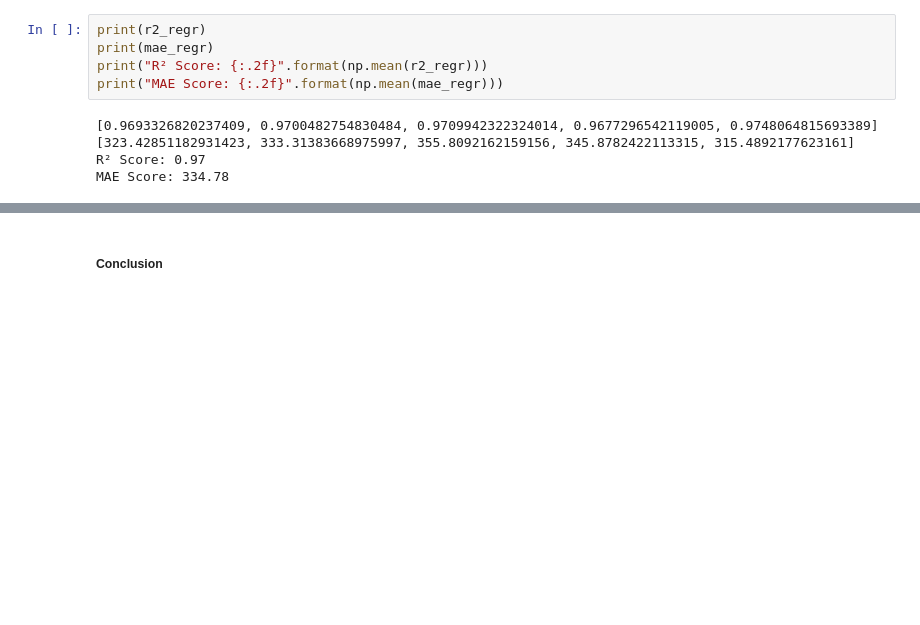
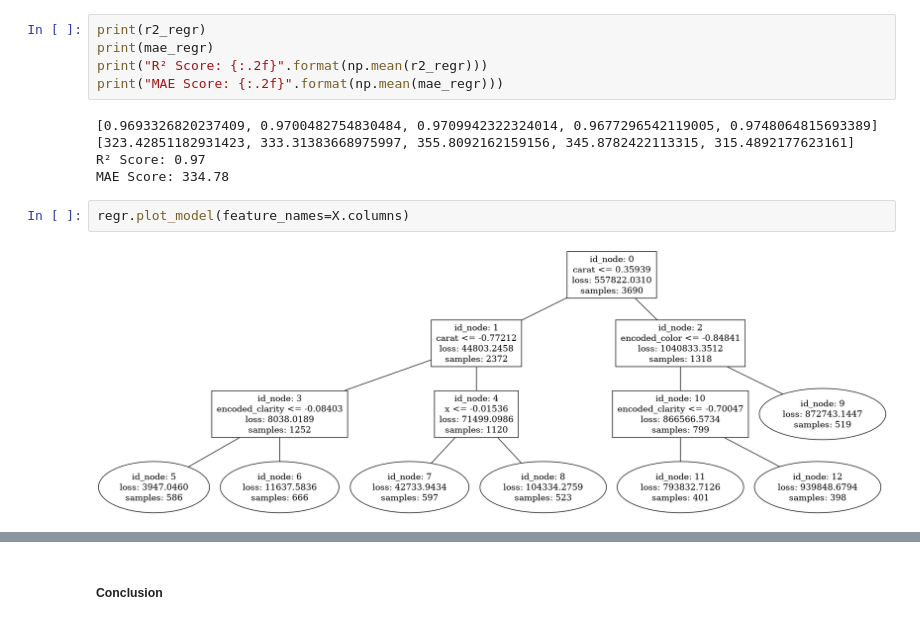
Before and after one commit to carolacaivano/Diamond-Price-Prediction, a Jupyter notebook: solution/xtream.ipynb, the cells around one changed output, grey strips where cells are left out. Saved outputs shown, nothing was run; the diff lists cells and outputs as text; blank space fills up the shorter version.

```diff
--- a/solution/xtream.ipynb
+++ b/solution/xtream.ipynb
@@ -387,3 +400,7 @@ print("MAE Score: {:.2f}".format(np.mean(mae_regr)))
 [323.42851182931423, 333.31383668975997, 355.8092162159156, 345.8782422113315, 315.4892177623161]
 R² Score: 0.97
 MAE Score: 334.78
+# %%
+regr.plot_model(feature_names=X.columns)
+# %% [output]
+[figure, added]
```
Also changed, not shown: parts of 7 cells of this notebook, 1 other file.
